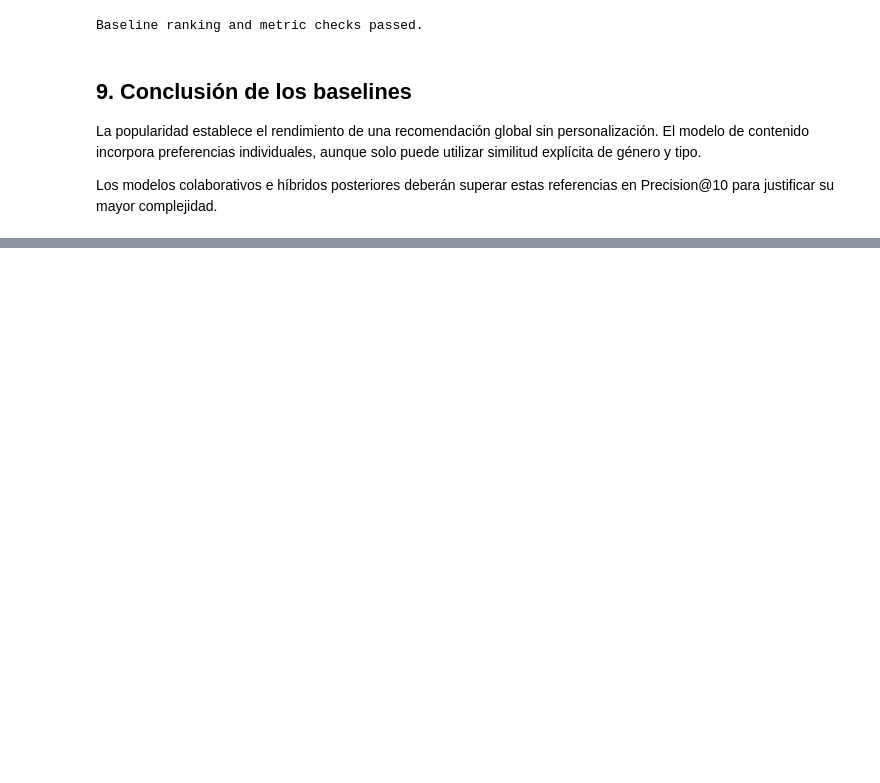
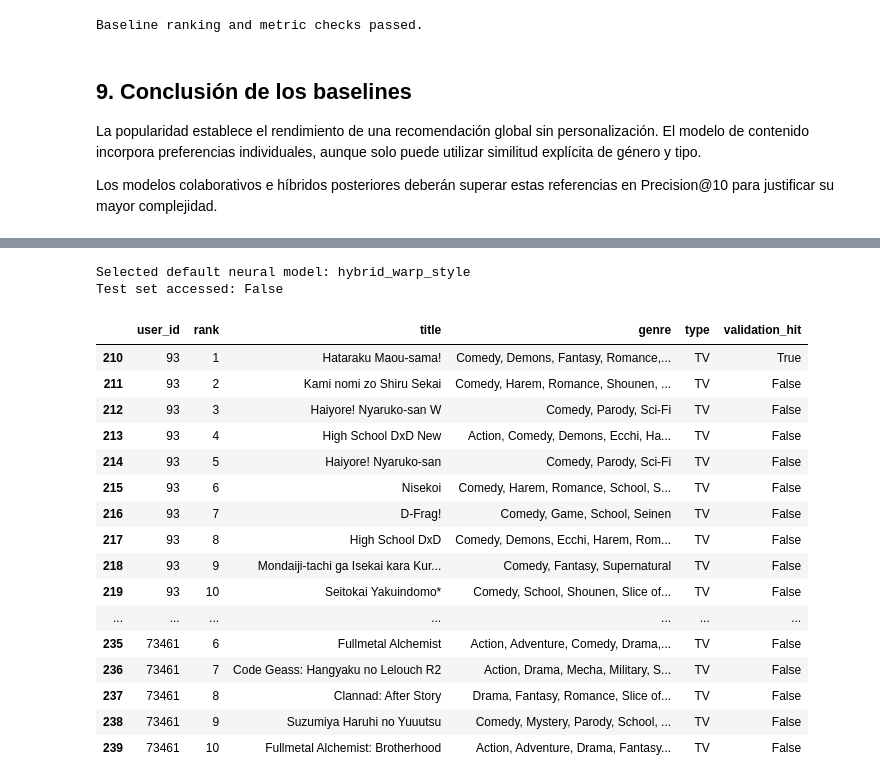
Before and after one commit to fedesaroka/analisis-predictivo-avanzado, a Jupyter notebook: notebooks/TP2_sistema_recomendacion_anime.ipynb, the cells around one changed output, grey strips where cells are left out. Drawn from its saved outputs; the diff is of its cells as text; code cells hidden in the pictures; blank space fills up the shorter version.

```diff
--- a/notebooks/TP2_sistema_recomendacion_anime.ipynb
+++ b/notebooks/TP2_sistema_recomendacion_anime.ipynb
@@ -642,0 +998,57 @@ Los modelos colaborativos e híbridos posteriores deberán superar estas referen
+# %%
+selected_default_model = (
+    default_run_summary[
+        "selected_default_model"
+    ]
+)
+
+print(
+    "Selected default neural model:",
+    selected_default_model,
+)
+
+print(
+    "Test set accessed:",
+    default_run_summary[
+        "test_set_accessed"
+    ],
+)
+
+display(
+    default_examples[
+        default_examples[
+            "model"
+        ].eq(
+            selected_default_model
+        )
+    ][
+        [
+            "user_id",
+            "rank",
+            "title",
+            "genre",
+            "type",
+            "validation_hit",
+        ]
+    ]
+)
+# %% [output]
+Selected default neural model: hybrid_warp_style
+Test set accessed: False
+|  | user_id | rank | title | genre | type | validation_hit |
+| 210 | 93 | 1 | Hataraku Maou-sama! | Comedy, Demons, Fantasy, Romance,... | TV | True |
+| 211 | 93 | 2 | Kami nomi zo Shiru Sekai | Comedy, Harem, Romance, Shounen, ... | TV | False |
+| 212 | 93 | 3 | Haiyore! Nyaruko-san W | Comedy, Parody, Sci-Fi | TV | False |
+| 213 | 93 | 4 | High School DxD New | Action, Comedy, Demons, Ecchi, Ha... | TV | False |
+| 214 | 93 | 5 | Haiyore! Nyaruko-san | Comedy, Parody, Sci-Fi | TV | False |
+| 215 | 93 | 6 | Nisekoi | Comedy, Harem, Romance, School, S... | TV | False |
+| 216 | 93 | 7 | D-Frag! | Comedy, Game, School, Seinen | TV | False |
+| 217 | 93 | 8 | High School DxD | Comedy, Demons, Ecchi, Harem, Rom... | TV | False |
+| 218 | 93 | 9 | Mondaiji-tachi ga Isekai kara Kur... | Comedy, Fantasy, Supernatural | TV | False |
+| 219 | 93 | 10 | Seitokai Yakuindomo* | Comedy, School, Shounen, Slice of... | TV | False |
+| ... | ... | ... | ... | ... | ... | ... |
+| 235 | 73461 | 6 | Fullmetal Alchemist | Action, Adventure, Comedy, Drama,... | TV | False |
+| 236 | 73461 | 7 | Code Geass: Hangyaku no Lelouch R2 | Action, Drama, Mecha, Military, S... | TV | False |
+| 237 | 73461 | 8 | Clannad: After Story | Drama, Fantasy, Romance, Slice of... | TV | False |
+| 238 | 73461 | 9 | Suzumiya Haruhi no Yuuutsu | Comedy, Mystery, Parody, School, ... | TV | False |
+| 239 | 73461 | 10 | Fullmetal Alchemist: Brotherhood | Action, Adventure, Drama, Fantasy... | TV | False |
```
Also changed, not shown: parts of 12 cells of this notebook, 14 other files.
